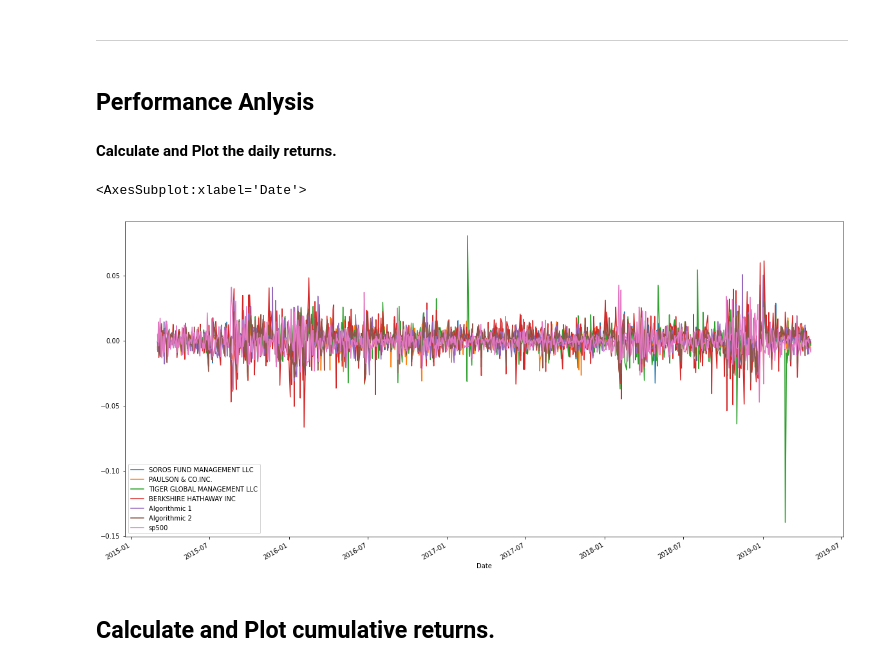
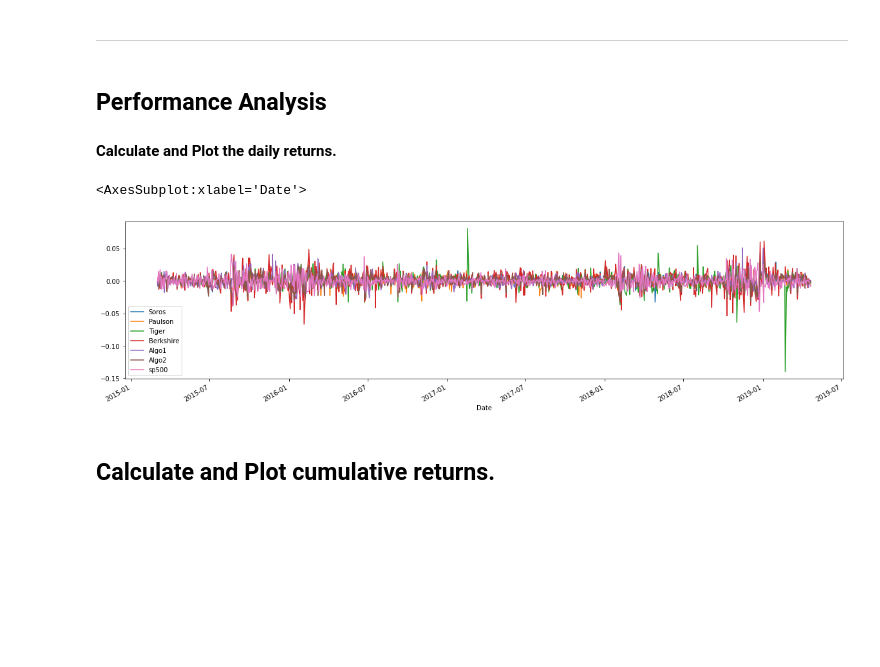
Before and after one commit to mmsaki/whale_portfolio, a Jupyter notebook: whale_analysis.ipynb, the cells around one changed output. Cells and saved outputs as stored; diff of their text form; code cells hidden in the pictures; blank space fills up the shorter version.

Commit message:
Updating analysis

```diff
--- a/whale_analysis.ipynb
+++ b/whale_analysis.ipynb
@@ -131,15 +160,17 @@ combined_returns.head()
 # %% [markdown]
 ---
 # %% [markdown]
-## Performance Anlysis
+## Performance Analysis
 
 #### Calculate and Plot the daily returns.
 # %%
 # Plot daily returns of all portfolios
-combined_returns.plot(figsize=(20,10))
+daily_returns = combined_returns
+daily_returns.columns = ['Soros', 'Paulson', 'Tiger', 'Berkshire', 'Algo1', 'Algo2','sp500']
+daily_returns.plot(figsize=(20,5))
 # %% [output]
 <AxesSubplot:xlabel='Date'>
-[figure, old version]
+[figure, new version]
 # %% [markdown]
 ## Calculate and Plot cumulative returns.
 # %%
```
Also changed, not shown: parts of 39 cells of this notebook, 1 other file.
